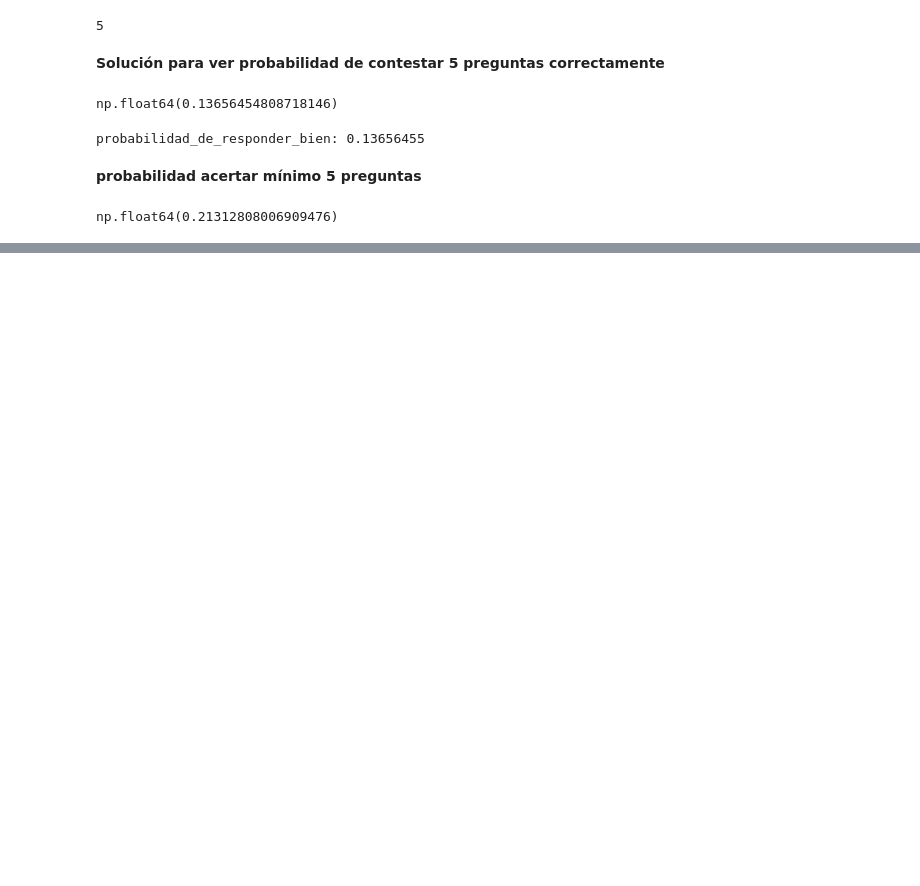
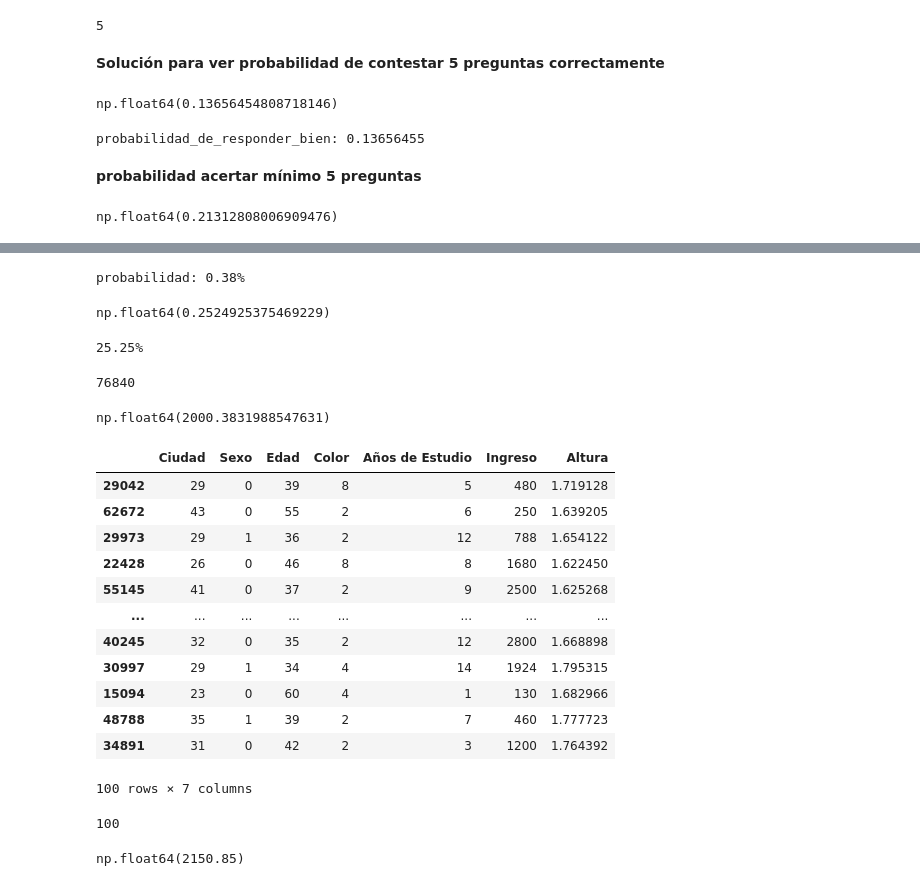
Before and after one commit to gloriagutierrez2025/Estad-stica2, a Jupyter notebook: Estadística2.ipynb, the cells around one changed output, grey strips where cells are left out. Cells and saved outputs as stored; diff of their text form; code cells hidden in the pictures; blank space fills up the shorter version.

```diff
--- a/Estadística2.ipynb
+++ b/Estadística2.ipynb
@@ -104,0 +244,49 @@ np.float64(0.21312808006909476)
+# %%
+probabilidad=1-norm.cdf(z3)
+print(f'probabilidad: {probabilidad:0.2%}')
+# %% [output]
+probabilidad: 0.38%
+# %%
+from scipy.stats import norm
+norm.cdf(z4)
+# %% [output]
+np.float64(0.2524925375469229)
+# %%
+z4 = (700 - media) / desviacion_estandar
+probabilidad = norm.cdf(z4)
+print(f'{probabilidad:.2%}')
+# %% [output]
+25.25%
+# %%
+datos.shape[0]
+# %% [output]
+76840
+# %%
+datos.Ingreso.mean()
+# %% [output]
+np.float64(2000.3831988547631)
+# %%
+muestra=datos.sample(n=100, random_state=101)
+muestra
+# %% [output]
+|  | Ciudad | Sexo | Edad | Color | Años de Estudio | Ingreso | Altura |
+| 29042 | 29 | 0 | 39 | 8 | 5 | 480 | 1.719128 |
+| 62672 | 43 | 0 | 55 | 2 | 6 | 250 | 1.639205 |
+| 29973 | 29 | 1 | 36 | 2 | 12 | 788 | 1.654122 |
+| 22428 | 26 | 0 | 46 | 8 | 8 | 1680 | 1.622450 |
+| 55145 | 41 | 0 | 37 | 2 | 9 | 2500 | 1.625268 |
+| ... | ... | ... | ... | ... | ... | ... | ... |
+| 40245 | 32 | 0 | 35 | 2 | 12 | 2800 | 1.668898 |
+| 30997 | 29 | 1 | 34 | 4 | 14 | 1924 | 1.795315 |
+| 15094 | 23 | 0 | 60 | 4 | 1 | 130 | 1.682966 |
+| 48788 | 35 | 1 | 39 | 2 | 7 | 460 | 1.777723 |
+| 34891 | 31 | 0 | 42 | 2 | 3 | 1200 | 1.764392 |
+100 rows × 7 columns
+# %%
+muestra.shape[0]
+# %% [output]
+100
+# %%
+muestra.Ingreso.mean()
+# %% [output]
+np.float64(2150.85)
```
Also changed, not shown: parts of 31 cells of this notebook.
